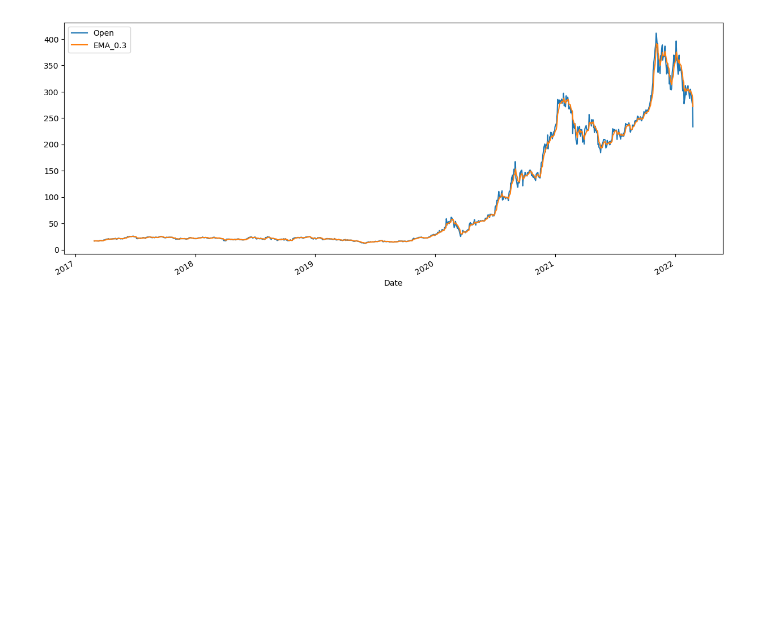
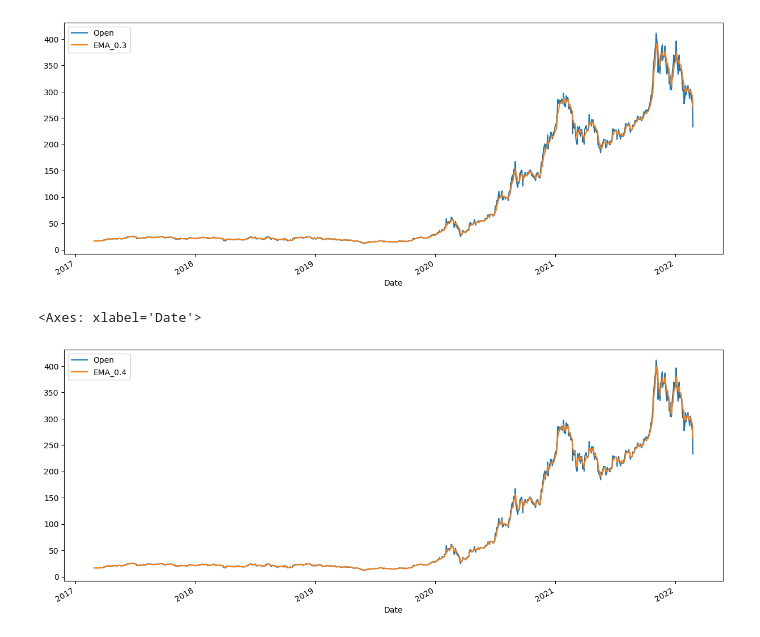
Before and after one commit to Harshraj77/data_science_and_ml_learning, a Jupyter notebook: time_series/Basics_and_Moving_Average.ipynb, the cells around one changed output. Cells and saved outputs as stored; diff of their text form; code cells hidden in the pictures; blank space fills up the shorter version.

```diff
--- a/time_series/Basics_and_Moving_Average.ipynb
+++ b/time_series/Basics_and_Moving_Average.ipynb
@@ -157,3 +157,10 @@ df[['Open','EMA_0.3']].plot(figsize=(15,6))
 # %% [output]
 <Axes: xlabel='Date'>
 [figure]
+# %%
+df['EMA_0.4'] = df['Open'].ewm(alpha=0.4,adjust=False).mean()
+# %%
+df[['Open','EMA_0.4']].plot(figsize=(15,6))
+# %% [output]
+<Axes: xlabel='Date'>
+[figure, added]
```
Also changed, not shown: parts of 5 cells of this notebook.
